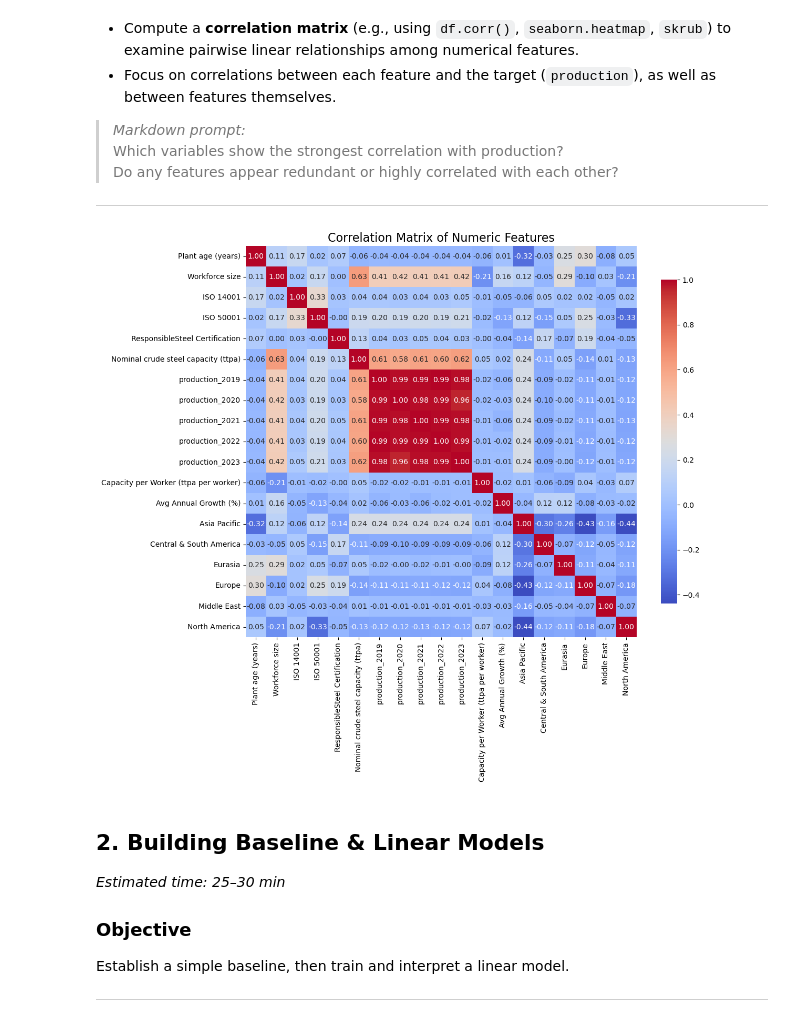
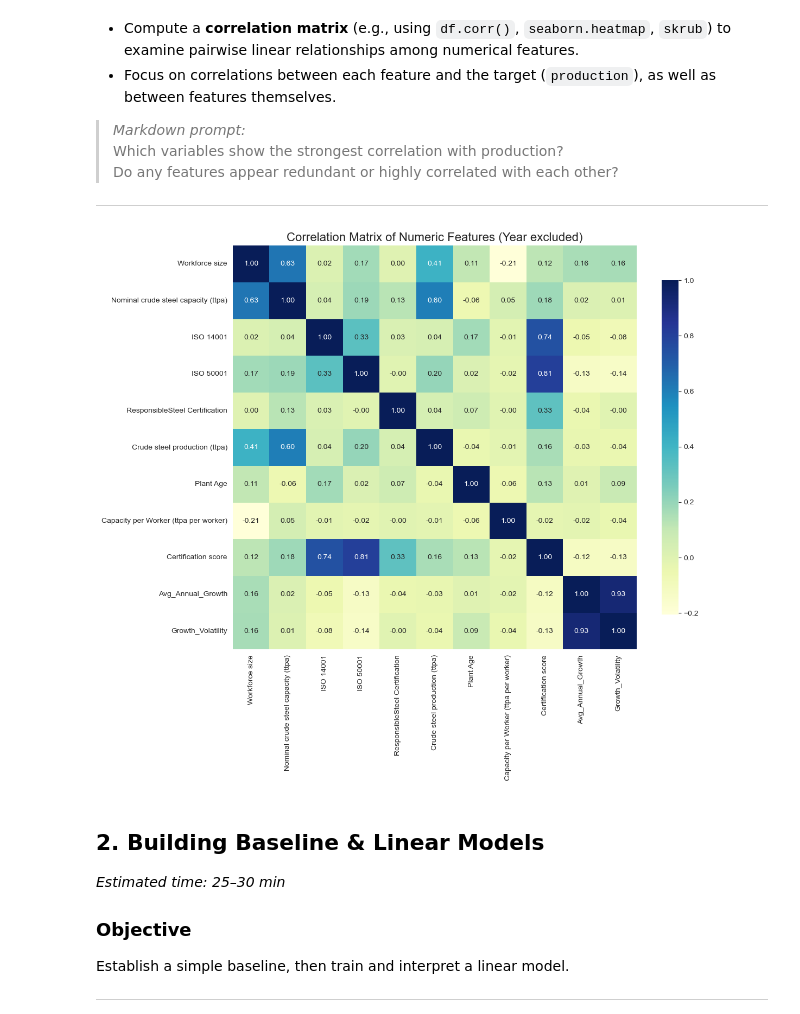
Before and after one commit to Vincksi/Climate-Risks, a Jupyter notebook: Lab2 - Modelling & Model Lifecycle/plant_production_predictions.ipynb, the cells around one changed output. Drawn from its saved outputs; the diff is of its cells as text; code cells hidden in the pictures.

```diff
--- a/Lab2 - Modelling & Model Lifecycle/plant_production_predictions.ipynb
+++ b/Lab2 - Modelling & Model Lifecycle/plant_production_predictions.ipynb
@@ -611,7 +598,7 @@ Applying the Z-score method, we identified a few outliers in the dataset. To bet
 columns_to_plot = [
     "Workforce size",
     "Nominal crude steel capacity (ttpa)",
-    "Plant age (years)"
+    "Start date"
 ]
 
 # Create histograms
@@ -642,13 +654,19 @@ Despite the presence of outliers, the data appears consistent and credible. For
 Document your new feature(s). What business or operational insight do they represent?
 
 ---
+# %%
+# Dynamic Plant Age
+crude_steel_plants['Plant Age'] = (
+    (crude_steel_plants['Year'] - crude_steel_plants['Start date']))
+
+crude_steel_plants.drop(['Start date'], axis=1, inplace=True) # Remove the Start date column
 # %%
 # Capacity per Worker
 crude_steel_plants['Capacity per Worker (ttpa per worker)'] = (
-    crude_steel_plants['Nominal crude steel capacity (ttpa)'] / crude_steel_plants['Workforce size']
-)
+    crude_steel_plants['Nominal crude steel capacity (ttpa)'] / crude_steel_plants['Workforce size'])
 
-# Average Annual Growth (%) over 2019–2023
-crude_steel_plants['Avg Annual Growth (%)'] = (
-    crude_steel_plants[year_cols].pct_change(axis=1).mean(axis=1) * 100
-)
+# Certification Score
+crude_steel_plants["Certification score"] = (
+    (crude_steel_plants["ISO 14001"] == "Yes").astype(int) +
+    (crude_steel_plants["ISO 50001"] == "Yes").astype(int) +
+    (crude_steel_plants["ResponsibleSteel Certification"] == "Yes").astype(int))
@@ -711,8 +776,11 @@ Next, we will standardize the numerical data to improve model performance. To ac
 # %%
 scaler = StandardScaler()
 
-# Standardize all numeric columns
-crude_steel_plants[numeric_cols] = scaler.fit_transform(crude_steel_plants[numeric_cols])
+# Exclude 'Year' from numeric columns to scale
+cols_to_scale = [col for col in numeric_cols if col != 'Year']
+
+# Standardize numeric columns except 'Year'
+crude_steel_plants[cols_to_scale] = scaler.fit_transform(crude_steel_plants[cols_to_scale])
 
 # Check result
 crude_steel_plants[numeric_cols].head()
@@ -746,25 +814,26 @@ Do any features appear redundant or highly correlated with each other?
 
 ---
 # %%
-# Select numeric columns
-numeric_cols = crude_steel_plants.columns.tolist()
+# Select only numeric columns and exclude 'Year'
+numeric_cols = [col for col in crude_steel_plants.select_dtypes(include=['number']).columns
+                if col != 'Year']
 
-# Compute Pearson correlation
-corr_matrix = crude_steel_plants.corr()
+# Compute Pearson correlation on selected numeric columns
+corr_matrix = crude_steel_plants[numeric_cols].corr()
 
 plt.figure(figsize=(12, 10))
 sns.heatmap(
     corr_matrix,
     annot=True,        # show correlation coefficients
     fmt=".2f",         # 2 decimals
-    cmap="coolwarm",   # blue-red color map
+    cmap="YlGnBu",     # blue-green color map
     square=True,
     cbar_kws={"shrink": 0.8}
 )
-plt.title("Correlation Matrix of Numeric Features", fontsize=16)
+plt.title("Correlation Matrix of Numeric Features (Year excluded)", fontsize=16)
 plt.show()
 # %% [output]
-[figure, old version]
+[figure, new version]
 # %% [markdown]
 ## 2. Building Baseline & Linear Models
 *Estimated time: 25–30 min*
```
Also changed, not shown: parts of 43 cells of this notebook, 2 other files.
